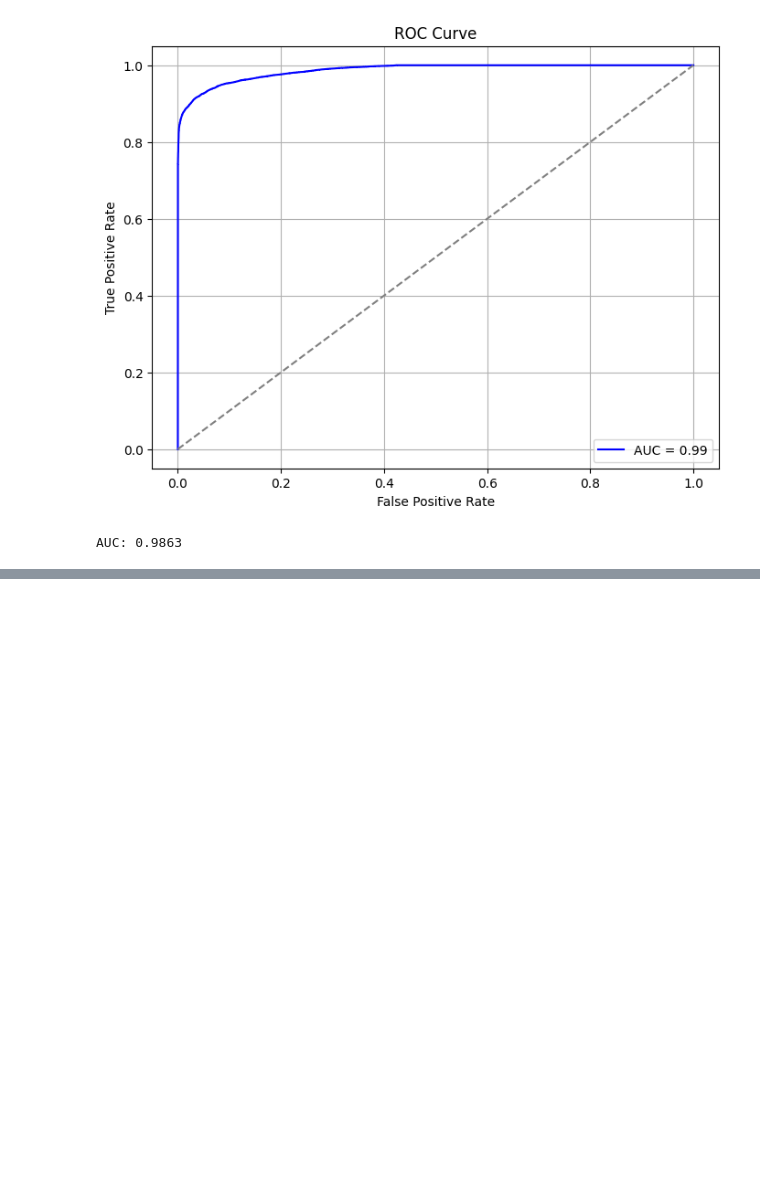
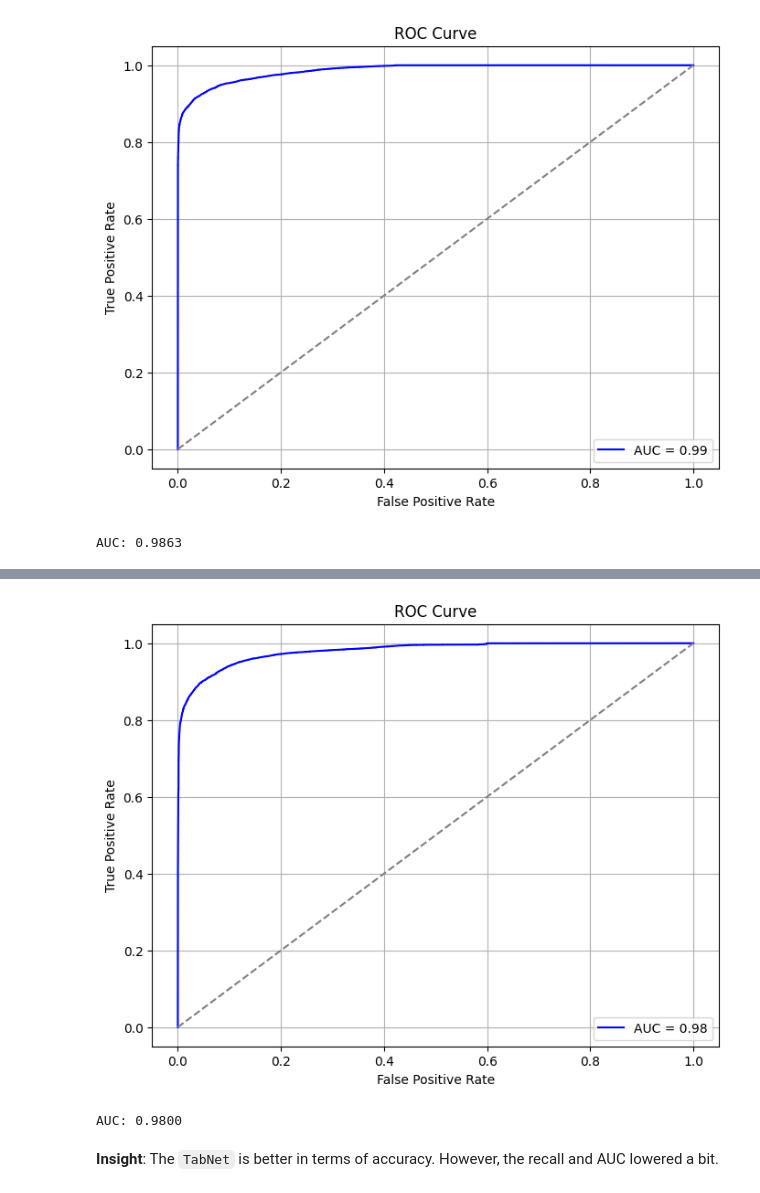
Before and after one commit to otuemre/vigiNIDS, a Jupyter notebook: src/notebooks/04_Modeling.ipynb, the cells around one changed output, grey strips where cells are left out. Drawn from its saved outputs; the diff is of its cells as text; code cells hidden in the pictures; blank space fills up the shorter version.

```diff
--- a/src/notebooks/04_Modeling.ipynb
+++ b/src/notebooks/04_Modeling.ipynb
@@ -312,0 +382,9 @@ AUC: 0.9863
+# %%
+# Plot AUC-ROC
+auc = plot_auc_roc(y_test_np, y_proba)
+print(f"AUC: {auc:.4f}")
+# %% [output]
+[figure, added]
+AUC: 0.9800
+# %% [markdown]
+**Insight**: The `TabNet` is better in terms of accuracy. However, the recall and AUC lowered a bit.
```
Also changed, not shown: parts of 14 cells of this notebook, 2 other files.
